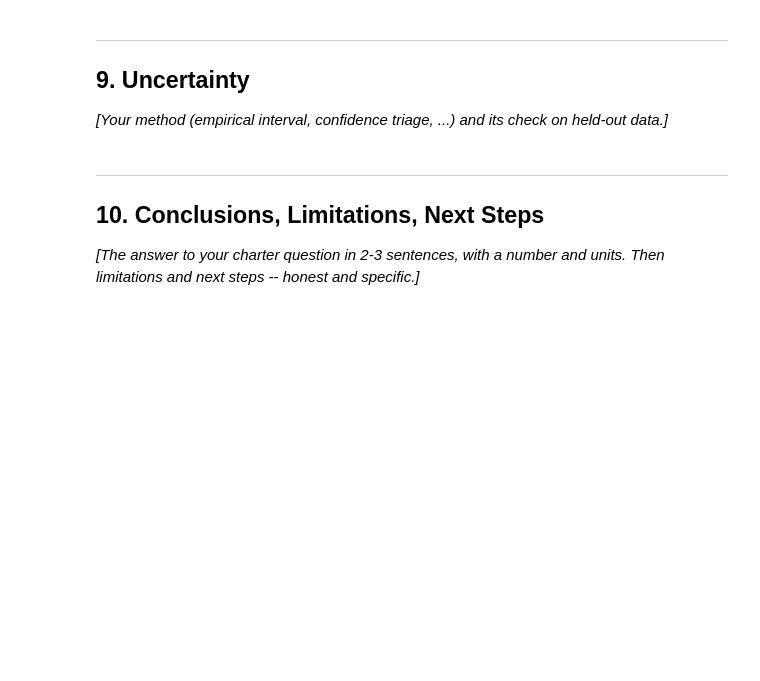
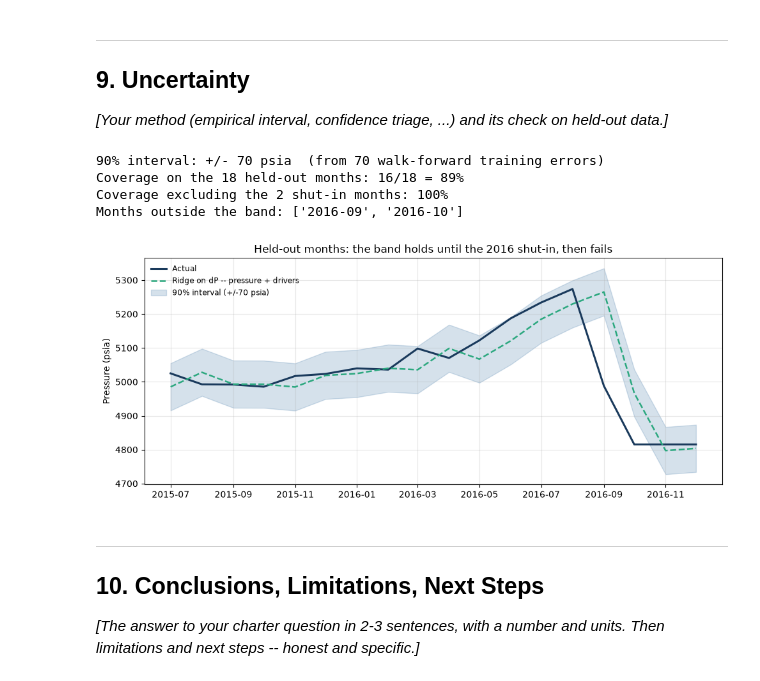
Before and after one commit to sadaraka-kadi/ml4pe-pressure-forecasting, a Jupyter notebook: notebooks/capstone.ipynb, the cells around one changed output. Saved outputs shown, nothing was run; the diff lists cells and outputs as text; code cells hidden in the pictures; blank space fills up the shorter version.

```diff
--- a/notebooks/capstone.ipynb
+++ b/notebooks/capstone.ipynb
@@ -428,11 +434,15 @@ for label, channels in [("pressure only", [0]), ("pressure + drivers", [0, 1, 2]
     lstm_runs[label] = np.array(runs)
     preds_C[f"LSTM on dP -- {label} (5-seed mean)"] = lstm_runs[label].mean(axis=0)
 # %%
-scores_C = pd.DataFrame({k: {"RMSE (psia)": rmse(y_true_C, p), "MAE (psia)": mean_absolute_error(y_true_C, p)}
+scores_dC = pd.DataFrame({k: {"RMSE (psia)": rmse(y_true_C, p), "MAE (psia)": mean_absolute_error(y_true_C, p)}
                          for k, p in preds_C.items()}).T.round(1)
-scores_C["vs persistence"] = (1 - scores_C["RMSE (psia)"] / scores_C.loc["Persistence", "RMSE (psia)"]).map("{:+.0%}".format)
+scores_dC["vs persistence"] = (1 - scores_C["RMSE (psia)"] / scores_C.loc["Persistence", "RMSE (psia)"]).map("{:+.0%}".format)
 
-for name, r in scores_C.iterrows():
-    log_result("C", name, "last 18 months", {"RMSE_psia": r["RMSE (psia)"]}, "Week 16")
+for name, r in scores_dC.iterrows():
+    log_result(track="C",
+               model=name,
+               split="last 18 months",
+               metrics={"RMSE_psia": r["RMSE (psia)"], "MAE_psia": r["MAE (psia)"]},
+               notes="Week 16")
 scores_C
 # %% [output]
@@ -983,9 +1002,9 @@ overall_by_model
 | 0 | LSTM -- pressure + drivers | 250.543993 | 152.269640 | 72.0 |
 # %%
 for _, r in overall_by_model.iterrows():
-    log_result("C", f"{r['model']} (recursive, pooled)", "rolling recursive, 12 origins x 6 horizons",
+    log_result("C", f"{r['model']} (recursive, pooled)", "last 18 months",
                {"RMSE_psia": r["RMSE_psia"], "MAE_psia": r["MAE_psia"]},
-               notes="Experiment 4: pooled RMSE/MAE across all 6 horizons; dominated by later-horizon compounding error")
+               notes="Week 16")
 # %%
 best_C = scores_C["RMSE (psia)"].drop("Persistence").idxmin()
 runs = lstm_runs["pressure + drivers"]
@@ -1045,6 +1207,36 @@ failures. Explain where and why the model fails.]*
 *[Your method (empirical interval, confidence triage, ...) and its check on held-out data.]*
 # %%
 # Uncertainty and its check
+# Interval half-width = 90th percentile of |error| from walk-forward CV on TRAINING months only.
+gs, feats = fitted[FINAL_NAME]
+alpha = gs.best_params_["ridge__alpha"]
+oof = []
+for fit_i, val_i in TimeSeriesSplit(n_splits=5).split(p_train):
+    m = make_pipeline(StandardScaler(), Ridge(alpha=alpha)).fit(p_train.iloc[fit_i][feats], p_train.iloc[fit_i]["dP"])
+    oof += list(p_train.iloc[val_i]["dP"].values - m.predict(p_train.iloc[val_i][feats]))
+half = float(np.quantile(np.abs(oof), 0.90))
+
+pred = final[FINAL_NAME]
+inside = np.abs(y_test - pred) <= half
+print(f"90% interval: +/- {half:.0f} psia  (from {len(oof)} walk-forward training errors)")
+print(f"Coverage on the 18 held-out months: {inside.sum()}/{TEST_MONTHS} = {inside.mean():.0%}")
+print(f"Coverage excluding the 2 shut-in months: {inside[keep].mean():.0%}")
+print("Months outside the band:", list(p_test["Date"][~inside].dt.strftime("%Y-%m")))
+
+plt.figure(figsize=(10, 4.3))
+plt.plot(p_test["Date"], y_test, color=COLORS["navy"], lw=2.2, label="Actual")
+plt.plot(p_test["Date"], pred, color=COLORS["green"], lw=1.8, ls="--", label=FINAL_NAME)
+plt.fill_between(p_test["Date"], pred - half, pred + half, color=COLORS["blue"], alpha=0.2,
+                 label=f"90% interval (+/-{half:.0f} psia)")
+plt.ylabel("Pressure (psia)"); plt.grid(alpha=0.3); plt.legend(frameon=False, fontsize=8.5)
+plt.title("Held-out months: the band holds until the 2016 shut-in, then fails")
+plt.tight_layout(); plt.savefig(FIG_PATH / "uncertainty_band.png", dpi=200, bbox_inches="tight"); plt.show()
+# %% [output]
+90% interval: +/- 70 psia  (from 70 walk-forward training errors)
+Coverage on the 18 held-out months: 16/18 = 89%
+Coverage excluding the 2 shut-in months: 100%
+Months outside the band: ['2016-09', '2016-10']
+[figure, added]
 # %% [markdown]
 ---
 ## 10. Conclusions, Limitations, Next Steps
```
Also changed, not shown: parts of 25 cells of this notebook.
